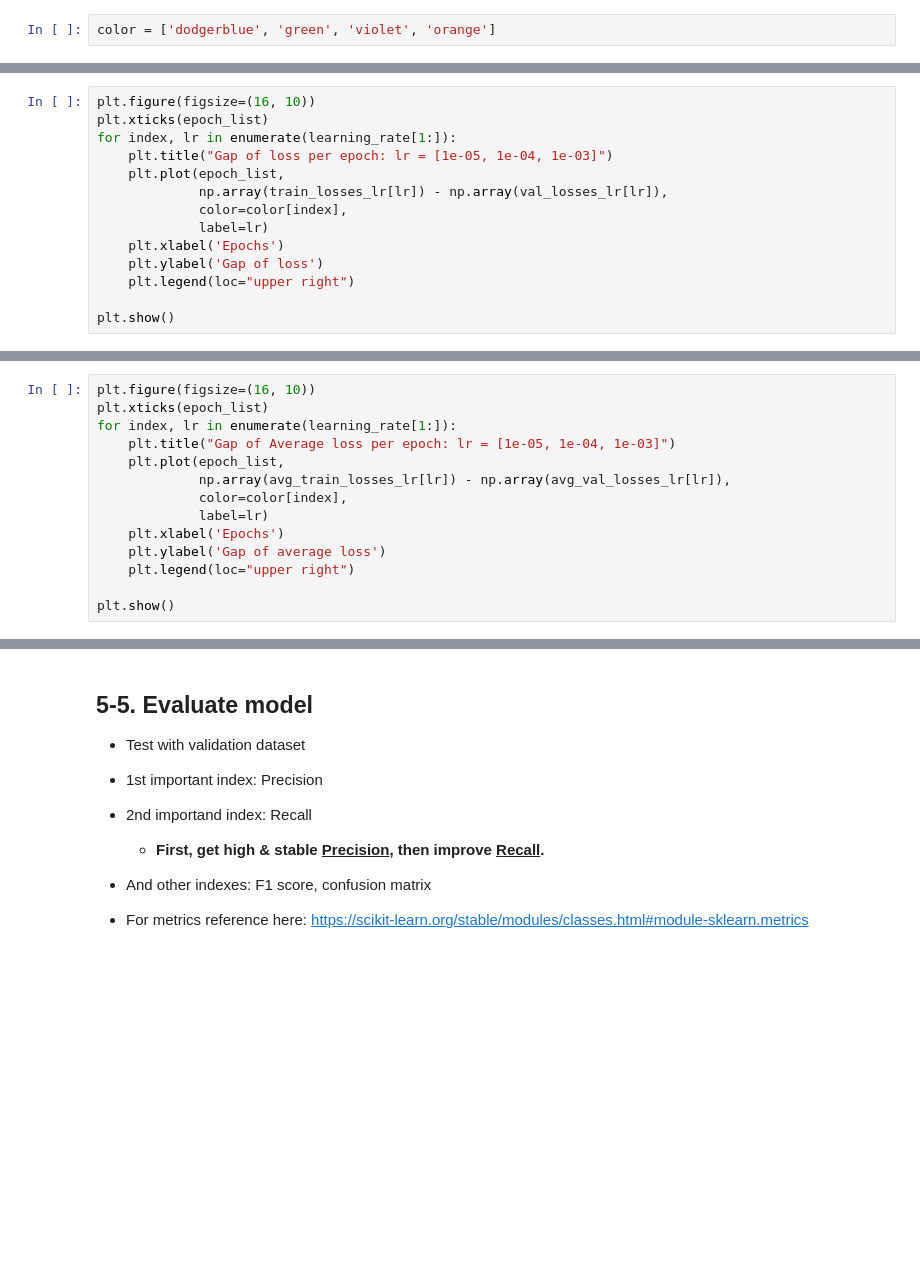
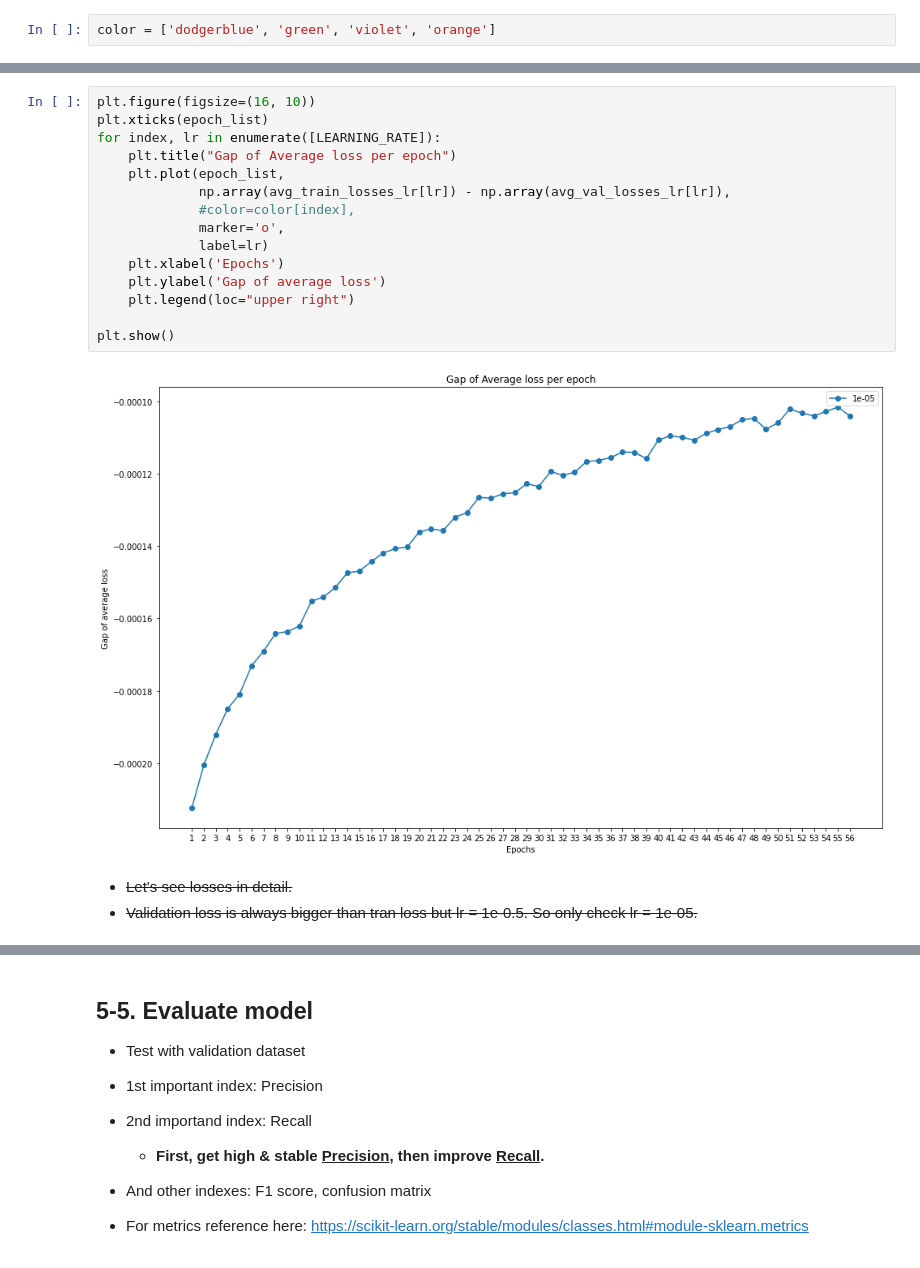
Before and after one commit to circlin-dev/feed_autolabeler, a Jupyter notebook: train_evaluation(image)(46class).ipynb, the cells around one changed output, grey strips where cells are left out. Saved outputs shown, nothing was run; the diff lists cells and outputs as text; blank space fills up the shorter version.

```diff
--- a/train_evaluation(image)(46class).ipynb
+++ b/train_evaluation(image)(46class).ipynb
@@ -658,14 +616,0 @@ plt.show()
-# %%
-plt.figure(figsize=(16, 10))
-plt.xticks(epoch_list)
-for index, lr in enumerate(learning_rate[1:]):
-    plt.title("Gap of loss per epoch: lr = [1e-05, 1e-04, 1e-03]")
-    plt.plot(epoch_list,
-             np.array(train_losses_lr[lr]) - np.array(val_losses_lr[lr]),
-             color=color[index],
-             label=lr)
-    plt.xlabel('Epochs')
-    plt.ylabel('Gap of loss')
-    plt.legend(loc="upper right")
-
-plt.show()
@@ -691,14 +616,0 @@ plt.show()
-# %%
-plt.figure(figsize=(16, 10))
-plt.xticks(epoch_list)
-for index, lr in enumerate(learning_rate[1:]):
-    plt.title("Gap of Average loss per epoch: lr = [1e-05, 1e-04, 1e-03]")
-    plt.plot(epoch_list,
-             np.array(avg_train_losses_lr[lr]) - np.array(avg_val_losses_lr[lr]),
-             color=color[index],
-             label=lr)
-    plt.xlabel('Epochs')
-    plt.ylabel('Gap of average loss')
-    plt.legend(loc="upper right")
-
-plt.show()
@@ -707,0 +617,20 @@ __Optimal loss:  Learning rate = 1e-05, epoch = 38__
+# %%
+plt.figure(figsize=(16, 10))
+plt.xticks(epoch_list)
+for index, lr in enumerate([LEARNING_RATE]):
+    plt.title("Gap of Average loss per epoch")
+    plt.plot(epoch_list,
+             np.array(avg_train_losses_lr[lr]) - np.array(avg_val_losses_lr[lr]),
+             #color=color[index],
+             marker='o',
+             label=lr)
+    plt.xlabel('Epochs')
+    plt.ylabel('Gap of average loss')
+    plt.legend(loc="upper right")
+
+plt.show()
+# %% [output]
+[figure, added]
+# %% [markdown]
+- ~~Let's see losses in detail.~~
+- ~~Validation loss is always bigger than tran loss but lr = 1e-0.5. So only check lr = 1e-05.~~
```
Also changed, not shown: parts of 41 cells of this notebook, 2 other files.
